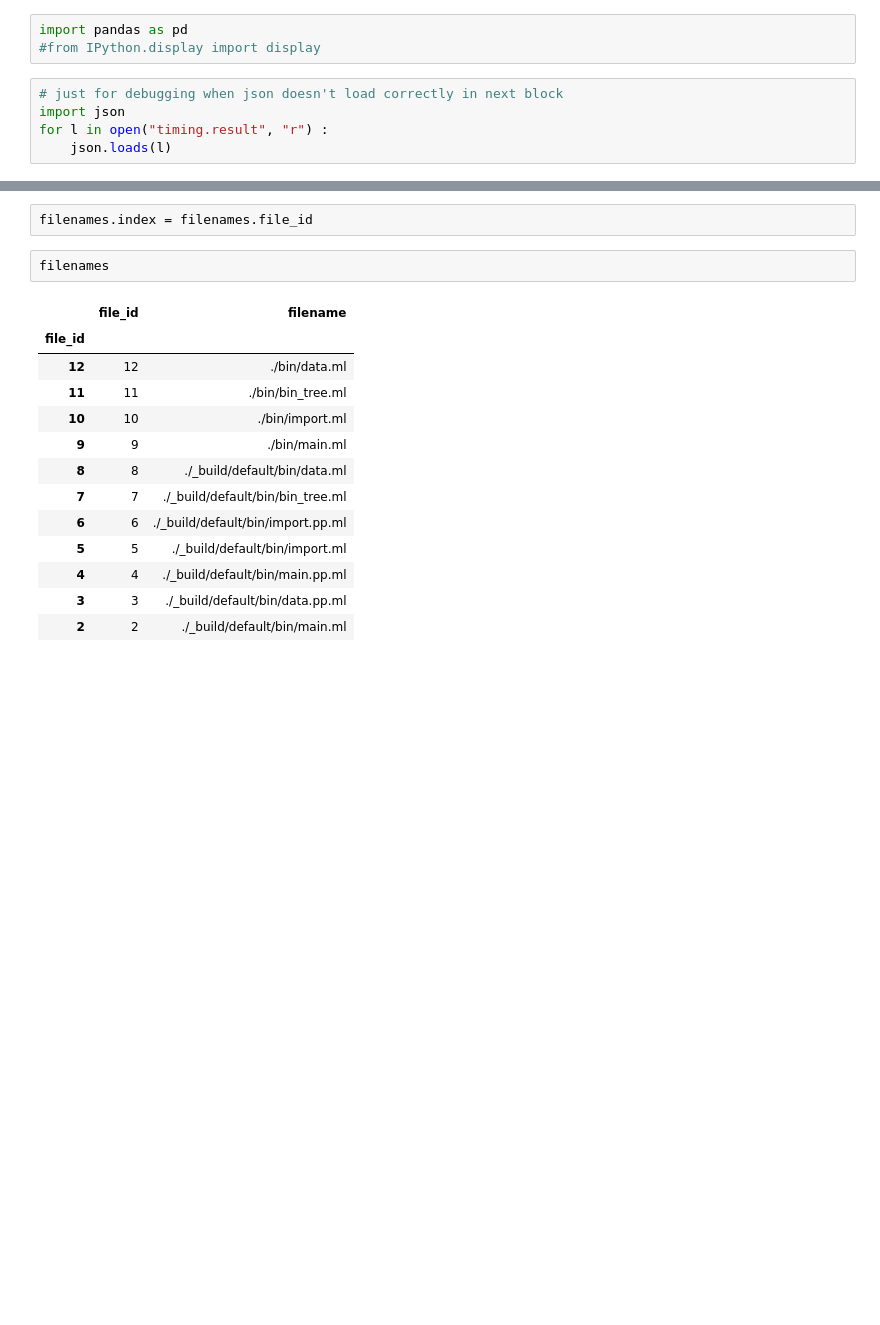
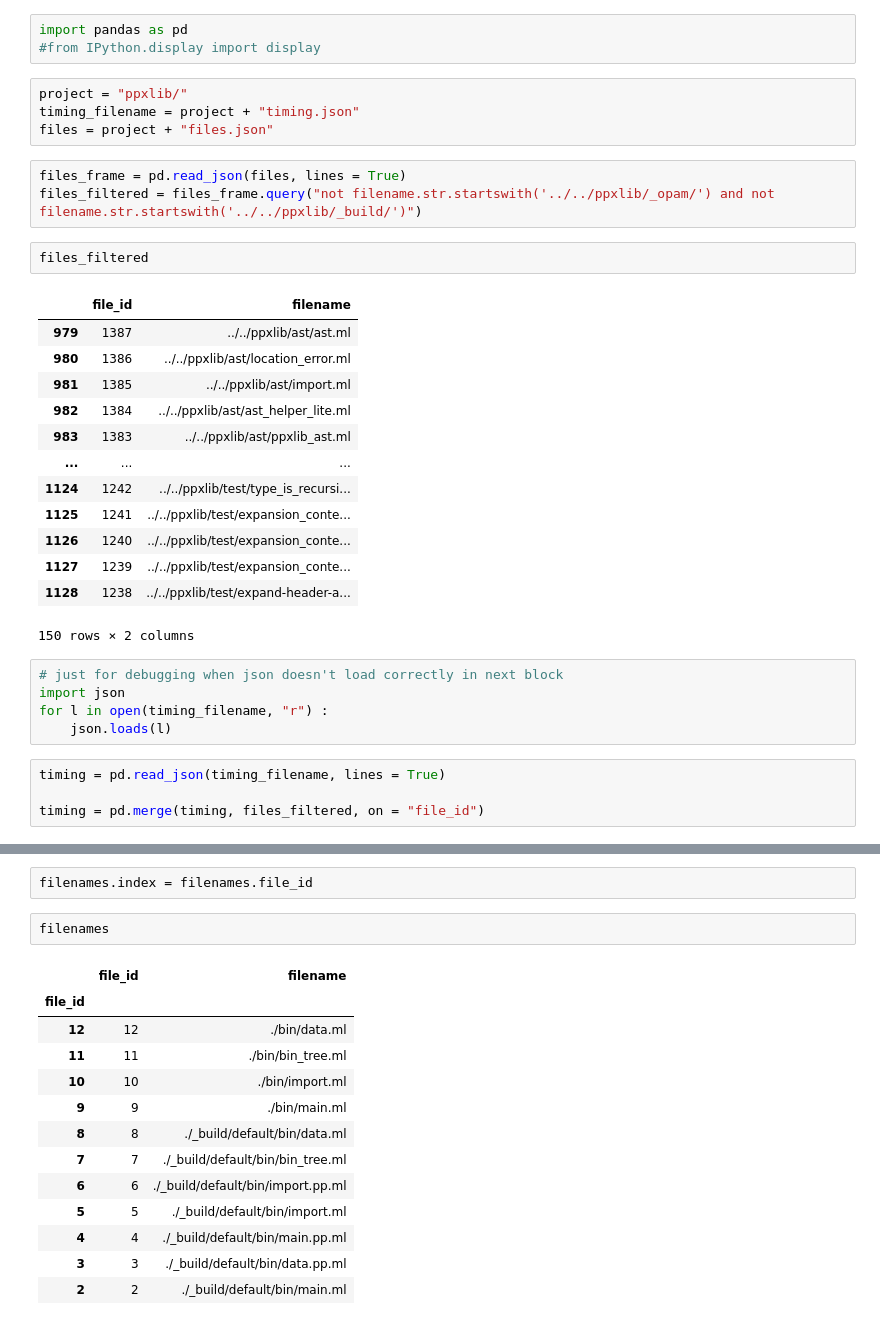
Before and after one commit to pitag-ha/merl-an, a Jupyter notebook: data/analysis.ipynb, the cells around one changed output, grey strips where cells are left out. Drawn from its saved outputs; the diff is of its cells as text; blank space fills up the shorter version.

```diff
--- a/data/analysis.ipynb
+++ b/data/analysis.ipynb
@@ -4,8 +5,35 @@ https://pandas.pydata.org/docs/user_guide/index.html
 # %%
 import pandas as pd
 #from IPython.display import display
+# %%
+project = "ppxlib/"
+timing_filename = project + "timing.json"
+files = project + "files.json"
+# %%
+files_frame = pd.read_json(files, lines = True)
+files_filtered = files_frame.query("not filename.str.startswith('../../ppxlib/_opam/') and not filename.str.startswith('../../ppxlib/_build/')")
+# %%
+files_filtered
+# %% [output]
+|  | file_id | filename |
+| 979 | 1387 | ../../ppxlib/ast/ast.ml |
+| 980 | 1386 | ../../ppxlib/ast/location_error.ml |
+| 981 | 1385 | ../../ppxlib/ast/import.ml |
+| 982 | 1384 | ../../ppxlib/ast/ast_helper_lite.ml |
+| 983 | 1383 | ../../ppxlib/ast/ppxlib_ast.ml |
+| ... | ... | ... |
+| 1124 | 1242 | ../../ppxlib/test/type_is_recursi... |
+| 1125 | 1241 | ../../ppxlib/test/expansion_conte... |
+| 1126 | 1240 | ../../ppxlib/test/expansion_conte... |
+| 1127 | 1239 | ../../ppxlib/test/expansion_conte... |
+| 1128 | 1238 | ../../ppxlib/test/expand-header-a... |
+150 rows × 2 columns
 # %%
 # just for debugging when json doesn't load correctly in next block
 import json
-for l in open("timing.result", "r") :
+for l in open(timing_filename, "r") :
     json.loads(l)
+# %%
+timing = pd.read_json(timing_filename, lines = True)
+
+timing = pd.merge(timing, files_filtered, on = "file_id")
```
Also changed, not shown: parts of 6 cells of this notebook.
